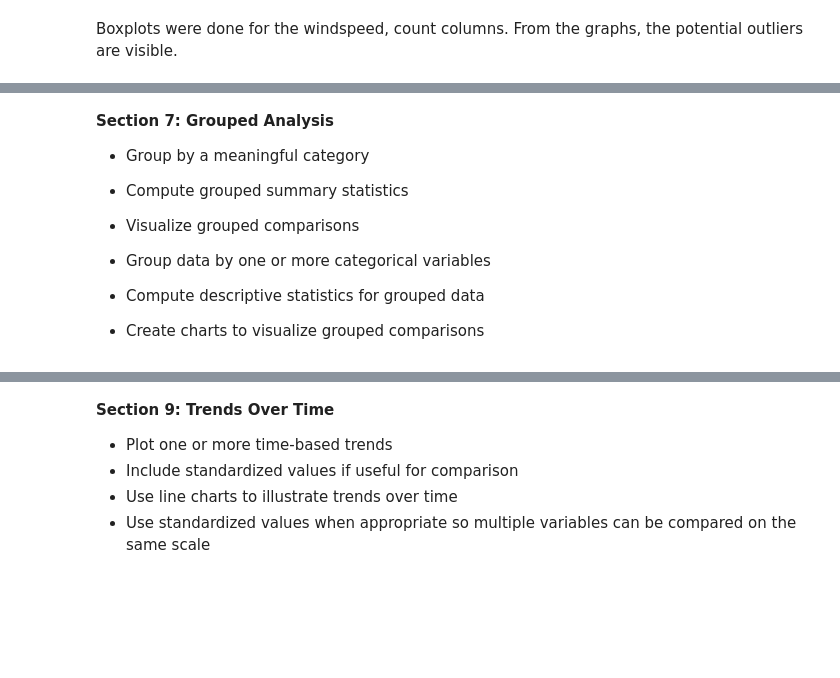
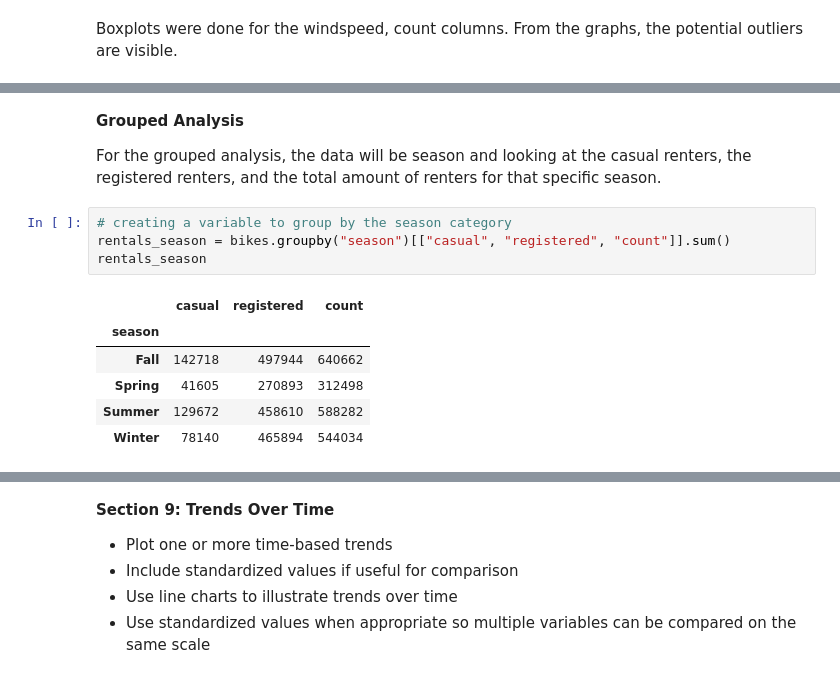
Before and after one commit to keshleem/final_project, a Jupyter notebook: klmartin_dx602_final.ipynb, the cells around one changed output, grey strips where cells are left out. Drawn from its saved outputs; the diff is of its cells as text; blank space fills up the shorter version.

```diff
--- a/klmartin_dx602_final.ipynb
+++ b/klmartin_dx602_final.ipynb
@@ -525,10 +498,15 @@ for column in columns_categorical:
 # %% [markdown]
-**Section 7: Grouped Analysis**
+**Grouped Analysis**
 
-* Group by a meaningful category
-* Compute grouped summary statistics
-* Visualize grouped comparisons
-
-* Group data by one or more categorical variables
-* Compute descriptive statistics for grouped data
-* Create charts to visualize grouped comparisons
+For the grouped analysis, the data will be season and looking at the casual renters, the registered renters, and the total amount of renters for that specific season.
+# %%
+# creating a variable to group by the season category
+rentals_season = bikes.groupby("season")[["casual", "registered", "count"]].sum()
+rentals_season
+# %% [output]
+|  | casual | registered | count |
+| season |  |  |  |
+| Fall | 142718 | 497944 | 640662 |
+| Spring | 41605 | 270893 | 312498 |
+| Summer | 129672 | 458610 | 588282 |
+| Winter | 78140 | 465894 | 544034 |
```
Also changed, not shown: parts of 13 cells of this notebook.
